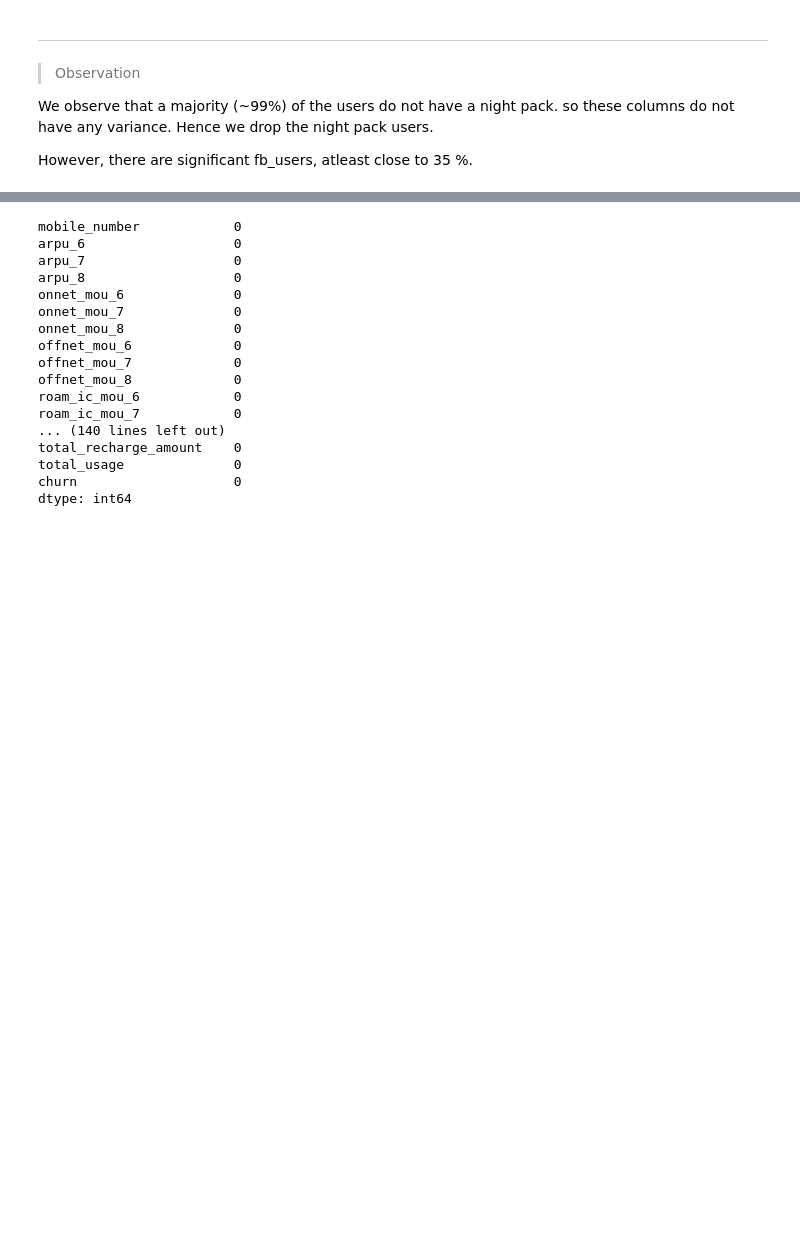
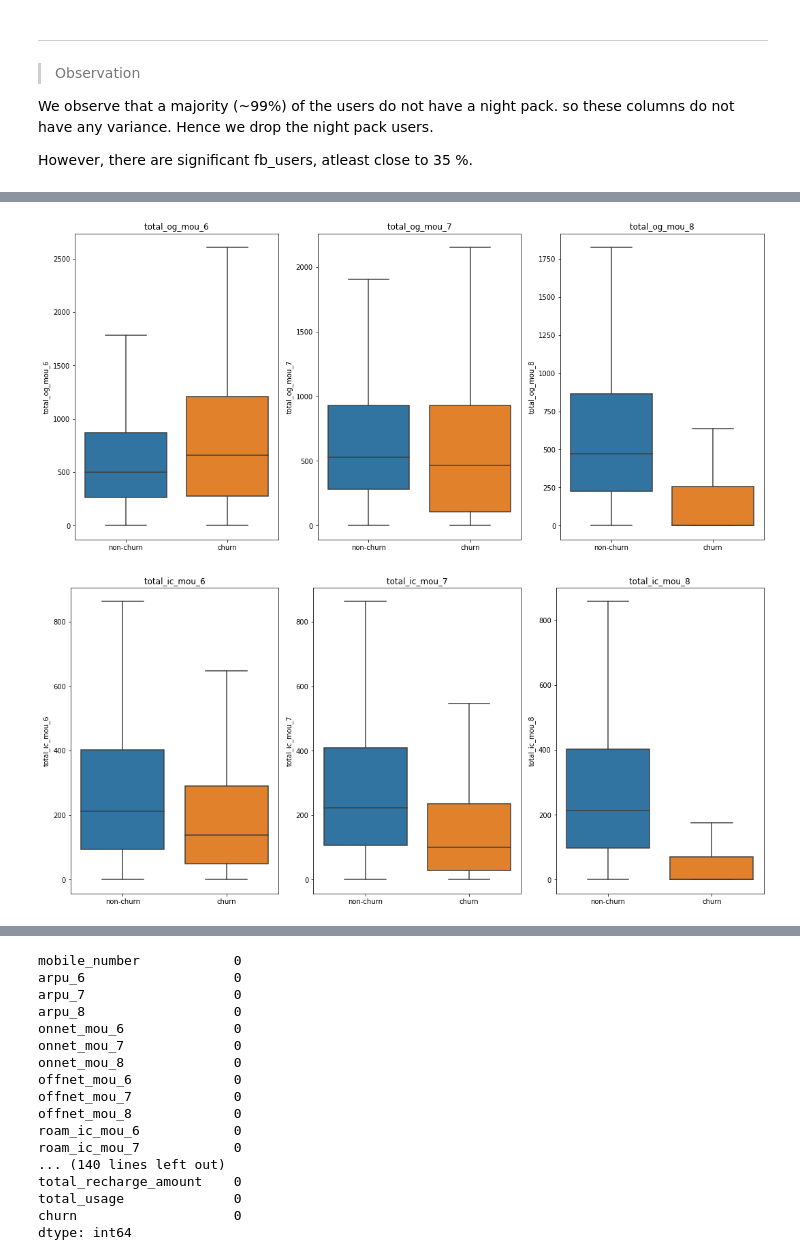
Before and after one commit to sandeshsk12/telecom_churn, a Jupyter notebook: Untitled.ipynb, the cells around one changed output, grey strips where cells are left out. Drawn from its saved outputs; the diff is of its cells as text; code cells hidden in the pictures; blank space fills up the shorter version.

```diff
--- a/Untitled.ipynb
+++ b/Untitled.ipynb
@@ -865,0 +875,6 @@ plot_numerical_distribution('total_rech_amt_6')
+# %%
+plot_numerical_monthly_plot(col_name='total_og_mou')
+plot_numerical_monthly_plot(col_name='total_ic_mou')
+# %% [output]
+[figure, added]
+[figure, added]
```
Also changed, not shown: parts of 18 cells of this notebook.
